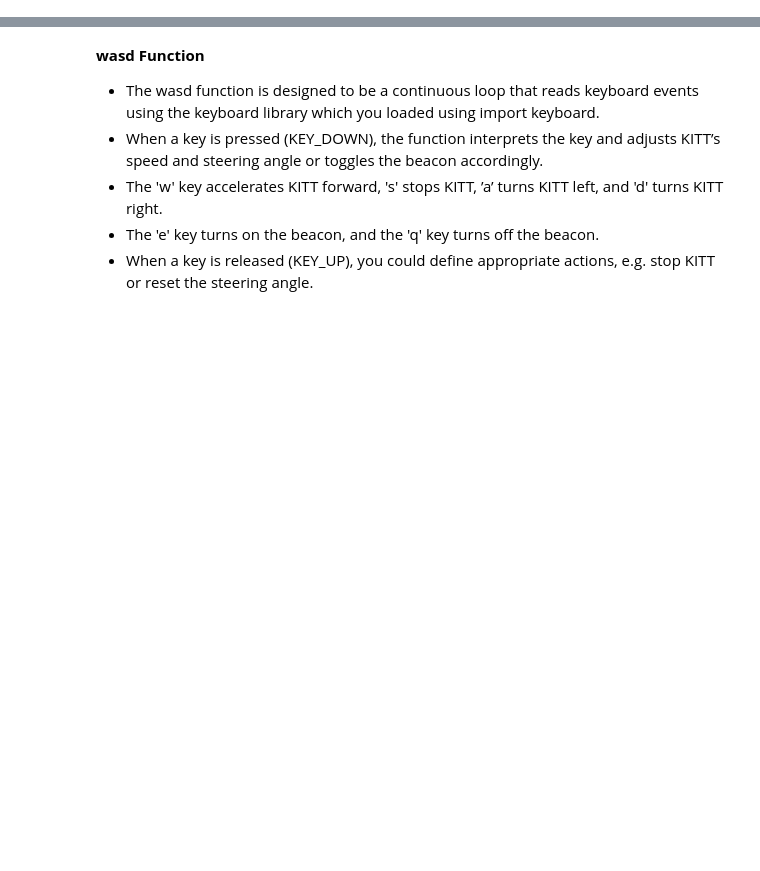
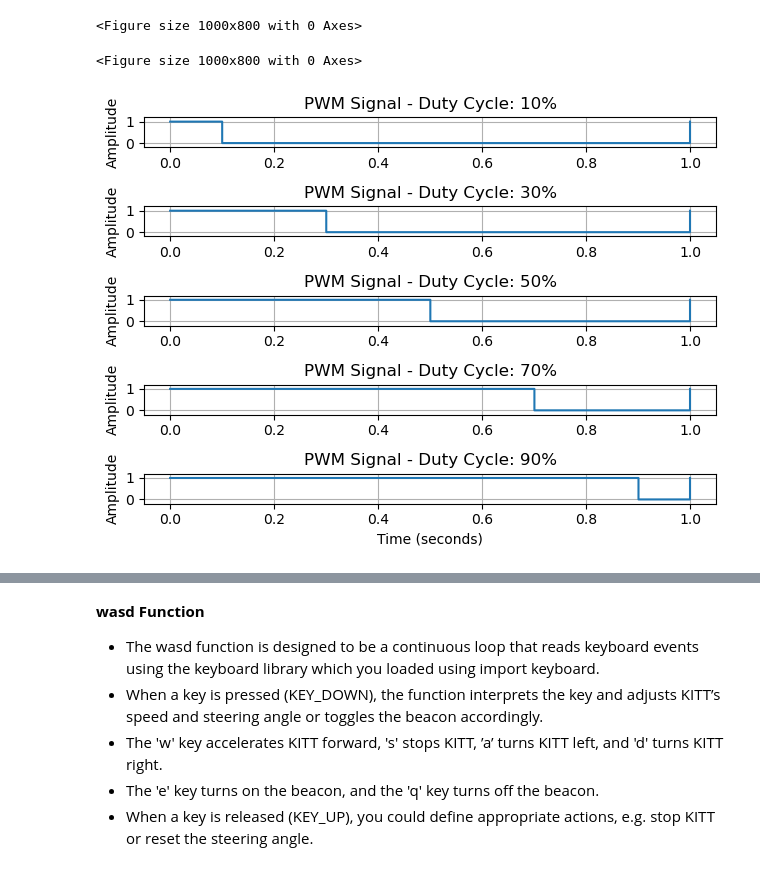
Before and after one commit to OpenEd-IP3/Book, a Jupyter notebook: _build/jupyter_execute/Module1.ipynb, the cells around one changed output, grey strips where cells are left out. Saved outputs shown, nothing was run; the diff lists cells and outputs as text; code cells hidden in the pictures; blank space fills up the shorter version.

```diff
--- a/_build/jupyter_execute/Module1.ipynb
+++ b/_build/jupyter_execute/Module1.ipynb
@@ -244,0 +128,42 @@ You are asked to write a Python program to control your car connected over Bluet
+# %%
+def generate_pwm_waveform(duty_cycle, frequency=1, t_end=1, samples=1000):
+    """
+    Generates a PWM signal.
+    Parameters:
+        duty_cycle (float): The duty cycle of the PWM signal (percentage of time signal is high).
+        frequency (float): The frequency of the PWM signal in Hz.
+        t_end (float): The end time for the generated signal.
+        samples (int): Number of samples in the generated signal.
+    Returns:
+        t (numpy array): Time vector.
+        pwm_signal (numpy array): The PWM signal.
+    """
+    t = np.linspace(0, t_end, samples)
+    period = 1 / frequency
+    on_time = period * (duty_cycle / 100)
+    pwm_signal = (t % period < on_time).astype(float)
+    return t, pwm_signal
+# %%
+frequency = 1  # Hz
+duty_cycles = [10, 30, 50, 70, 90]  # Different duty cycles
+
+plt.figure(figsize=(10, 8))
+# %% [output]
+<Figure size 1000x800 with 0 Axes>
+<Figure size 1000x800 with 0 Axes>
+# %%
+# Generate and plot PWM for different duty cycles
+for i, duty_cycle in enumerate(duty_cycles, 1):
+    t, pwm_signal = generate_pwm_waveform(duty_cycle, frequency)
+    plt.subplot(len(duty_cycles), 1, i)
+    plt.plot(t, pwm_signal, drawstyle='steps-post')
+    plt.ylim(-0.2, 1.2)
+    plt.title(f'PWM Signal - Duty Cycle: {duty_cycle}%')
+    plt.ylabel('Amplitude')
+    plt.grid(True)
+
+plt.xlabel('Time (seconds)')
+plt.tight_layout()
+plt.show()
+# %% [output]
+[figure, added]
```
Also changed, not shown: parts of 5 cells of this notebook, 33 other files.
